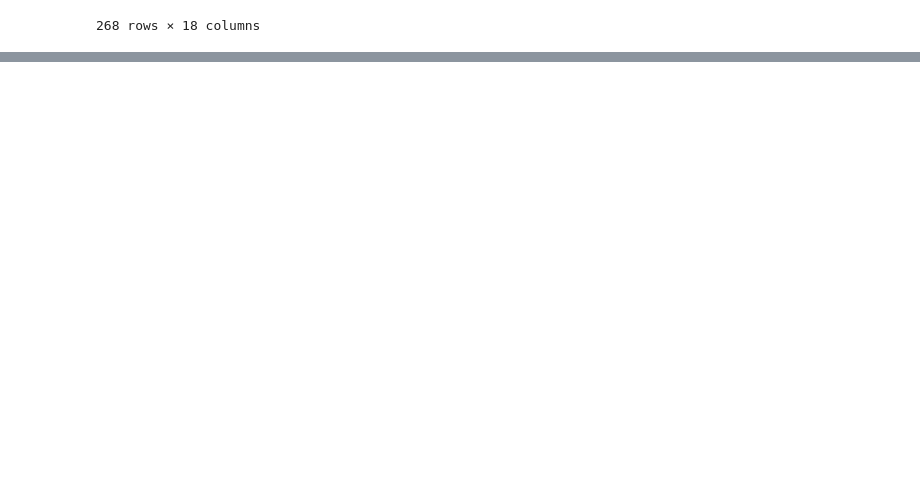
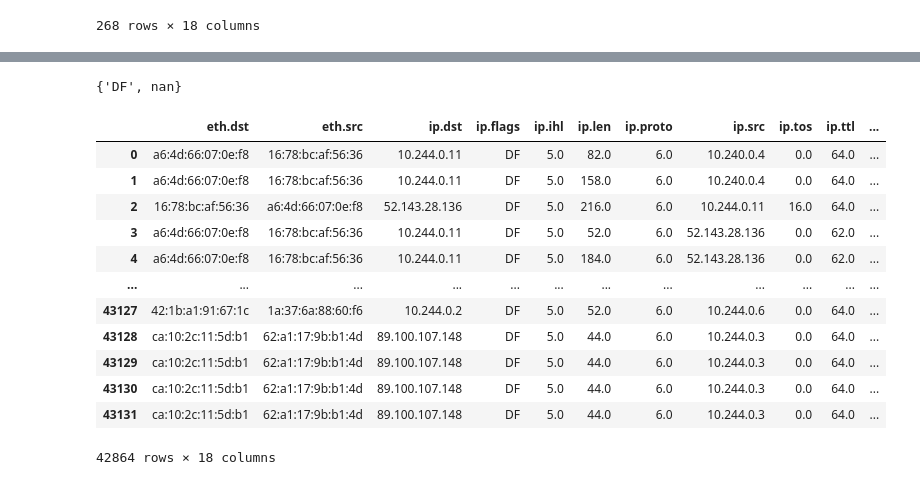
Before and after one commit to hotshot07/thesis, a Jupyter notebook: test.ipynb, the cells around one changed output, grey strips where cells are left out. Drawn from its saved outputs; the diff is of its cells as text; code cells hidden in the pictures; blank space fills up the shorter version.

```diff
--- a/test.ipynb
+++ b/test.ipynb
@@ -281,0 +230,11 @@ memory usage: 5.9+ MB
+# %%
+csv_data_nmap = pd.read_csv('./data/pcap-nmap.csv')
+csv_data_nmap = csv_data_nmap.loc[csv_data_nmap['ip.dst'] == '89.100.107.148']
+
+csv_data['attack'] = [0]*csv_data.length
+csv_data_nmap['attack'] = [1]*csv_data_nmap.length
+
+csv_data_nmap = csv_data_nmap[csv_data_nmap['protocol'].notna()]
+csv_data_nmap = csv_data_nmap.drop(['eth.type'], axis = 1)
+
+csv_data = csv_data.append([csv_data_nmap])
@@ -281,0 +261,8 @@ memory usage: 5.9+ MB
+# %%
+csv_data.reset_index(drop=True, inplace=True)
+csv_data = csv_data[csv_data['protocol'].notna()]
+csv_data = csv_data.drop(['eth.type'], axis = 1)
+# %%
+set(csv_data['ip.flags'])
+# %% [output]
+{'DF', nan}
@@ -282,3 +273,19 @@ memory usage: 5.9+ MB
+# %%
+csv_data
+# %% [output]
+|  | eth.dst | eth.src | ip.dst | ip.flags | ip.ihl | ip.len | ip.proto | ip.src | ip.tos | ip.ttl | ... |
+| 0 | a6:4d:66:07:0e:f8 | 16:78:bc:af:56:36 | 10.244.0.11 | DF | 5.0 | 82.0 | 6.0 | 10.240.0.4 | 0.0 | 64.0 | ... |
+| 1 | a6:4d:66:07:0e:f8 | 16:78:bc:af:56:36 | 10.244.0.11 | DF | 5.0 | 158.0 | 6.0 | 10.240.0.4 | 0.0 | 64.0 | ... |
+| 2 | 16:78:bc:af:56:36 | a6:4d:66:07:0e:f8 | 52.143.28.136 | DF | 5.0 | 216.0 | 6.0 | 10.244.0.11 | 16.0 | 64.0 | ... |
+| 3 | a6:4d:66:07:0e:f8 | 16:78:bc:af:56:36 | 10.244.0.11 | DF | 5.0 | 52.0 | 6.0 | 52.143.28.136 | 0.0 | 62.0 | ... |
+| 4 | a6:4d:66:07:0e:f8 | 16:78:bc:af:56:36 | 10.244.0.11 | DF | 5.0 | 184.0 | 6.0 | 52.143.28.136 | 0.0 | 62.0 | ... |
+| ... | ... | ... | ... | ... | ... | ... | ... | ... | ... | ... | ... |
+| 43127 | 42:1b:a1:91:67:1c | 1a:37:6a:88:60:f6 | 10.244.0.2 | DF | 5.0 | 52.0 | 6.0 | 10.244.0.6 | 0.0 | 64.0 | ... |
+| 43128 | ca:10:2c:11:5d:b1 | 62:a1:17:9b:b1:4d | 89.100.107.148 | DF | 5.0 | 44.0 | 6.0 | 10.244.0.3 | 0.0 | 64.0 | ... |
+| 43129 | ca:10:2c:11:5d:b1 | 62:a1:17:9b:b1:4d | 89.100.107.148 | DF | 5.0 | 44.0 | 6.0 | 10.244.0.3 | 0.0 | 64.0 | ... |
+| 43130 | ca:10:2c:11:5d:b1 | 62:a1:17:9b:b1:4d | 89.100.107.148 | DF | 5.0 | 44.0 | 6.0 | 10.244.0.3 | 0.0 | 64.0 | ... |
+| 43131 | ca:10:2c:11:5d:b1 | 62:a1:17:9b:b1:4d | 89.100.107.148 | DF | 5.0 | 44.0 | 6.0 | 10.244.0.3 | 0.0 | 64.0 | ... |
+42864 rows × 18 columns
 # %%
 #Plan
 # For ethernet: make different columns for octects, convert hex to int and normalize
```
Also changed, not shown: parts of 34 cells of this notebook, 1 other file.
